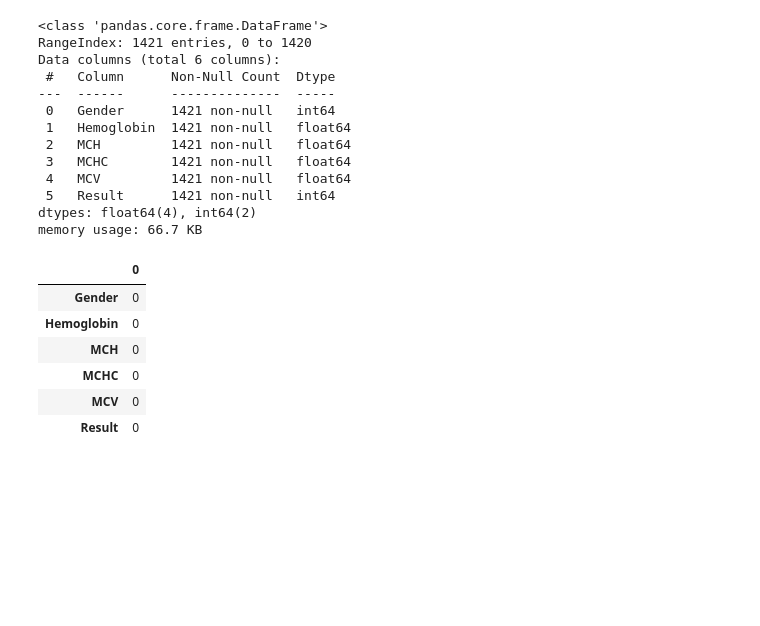
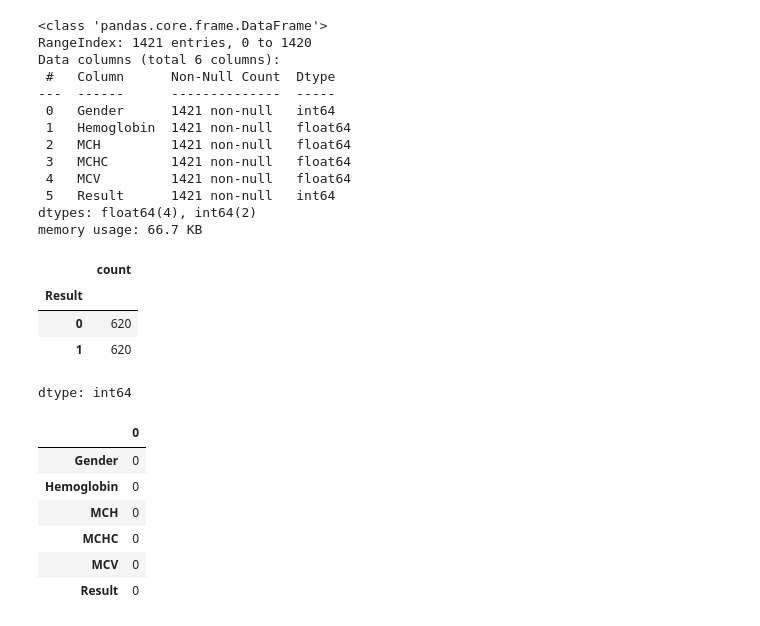
Before and after one commit to barnali13/Anemia-Detection-Using-Blood-Test-Data, a Jupyter notebook: Anemiadetection.ipynb, the cells around one changed output. Saved outputs shown, nothing was run; the diff lists cells and outputs as text; code cells hidden in the pictures; blank space fills up the shorter version.

```diff
--- a/Anemiadetection.ipynb
+++ b/Anemiadetection.ipynb
@@ -73,6 +72,20 @@ Data columns (total 6 columns):
  5   Result      1421 non-null   int64
 dtypes: float64(4), int64(2)
 memory usage: 66.7 KB
+# %%
+aneamia_data_zero=anemia_data[anemia_data['Result']==0]
+aneamia_data_one=anemia_data[anemia_data['Result']==1]
+# %%
+aneamia_data_zero=aneamia_data_zero.sample(n=620)
+aneamia_data=pd.concat([aneamia_data_zero,aneamia_data_one],axis=0)
+# %%
+aneamia_data['Result'].value_counts()
+# %% [output]
+|  | count |
+| Result |  |
+| 0 | 620 |
+| 1 | 620 |
+dtype: int64
 # %%
 #null
 anemia_data.isnull().sum()
```
Also changed, not shown: parts of 24 cells of this notebook.
